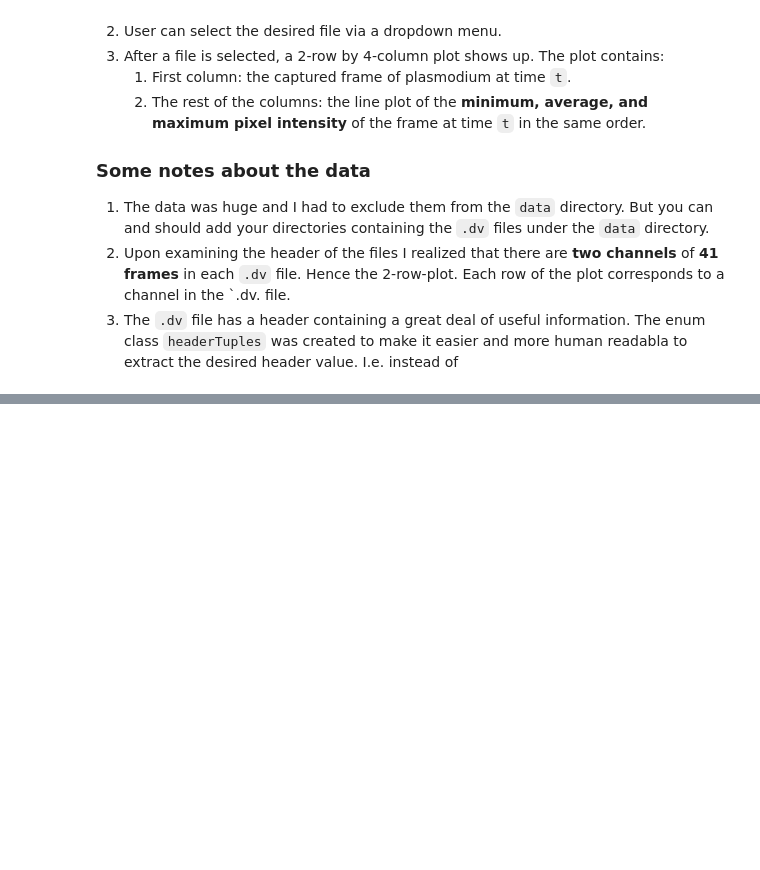
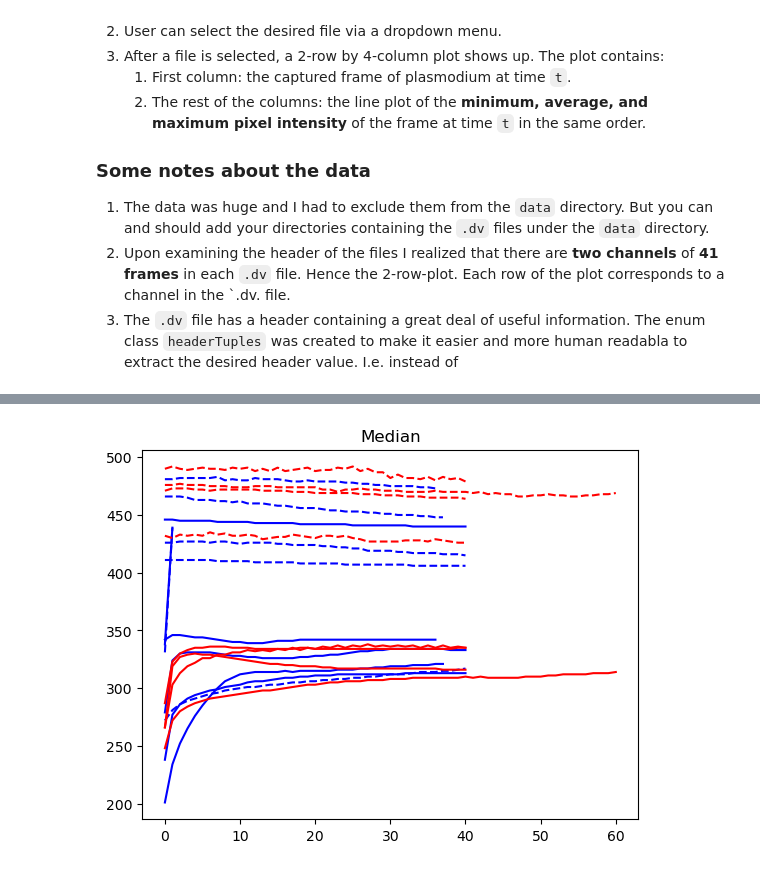
Before and after one commit to quinngroup/Plasmodium, a Jupyter notebook: Plasmodium.ipynb, the cells around one changed output, grey strips where cells are left out. Saved outputs shown, nothing was run; the diff lists cells and outputs as text; code cells hidden in the pictures; blank space fills up the shorter version.

```diff
--- a/Plasmodium.ipynb
+++ b/Plasmodium.ipynb
@@ -177,0 +208,18 @@ interactive(children=(Dropdown(description='select file', options=(), value=None
+# %%
+plt.figure(1)
+plt.title("Median")
+for c in controls:
+    dv = load_dv_file(c)
+    img = get_dv_data(dv)
+
+    plt.plot(np.median(img[0], axis = (1, 2)), 'b-')
+    plt.plot(np.median(img[1], axis = (1, 2)), 'b--')
+
+for c in mutants:
+    dv = load_dv_file(c)
+    img = get_dv_data(dv)
+
+    plt.plot(np.median(img[0], axis = (1, 2)), 'r-')
+    plt.plot(np.median(img[1], axis = (1, 2)), 'r--')
+# %% [output]
+[figure, added]
```
Also changed, not shown: parts of 10 cells of this notebook.
